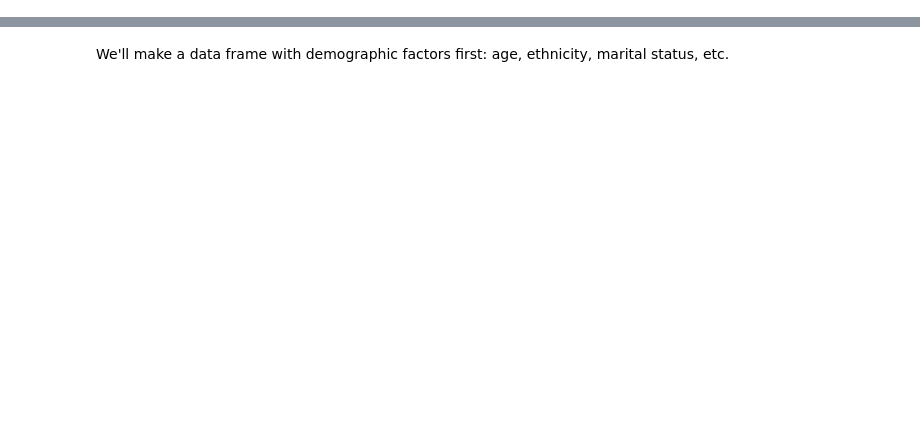
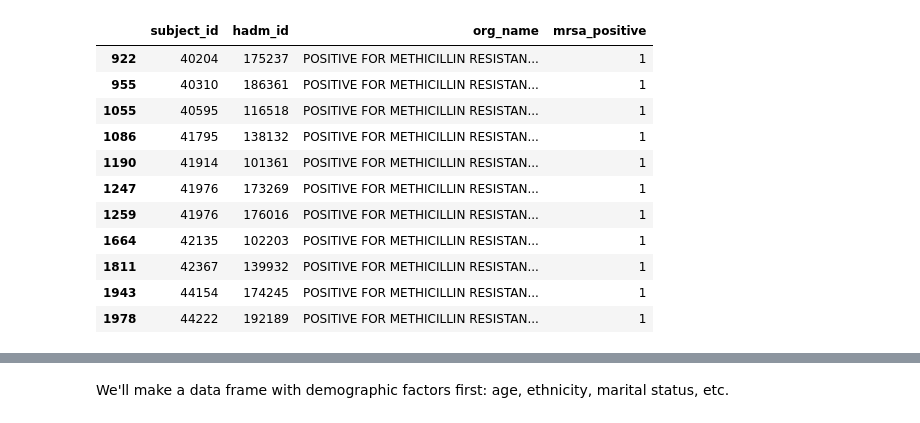
Before and after one commit to isabelizimm/hai-project, a Jupyter notebook: notebooks/01-preliminary-eda.ipynb, the cells around one changed output, grey strips where cells are left out. Drawn from its saved outputs; the diff is of its cells as text; code cells hidden in the pictures; blank space fills up the shorter version.

```diff
--- a/notebooks/01-preliminary-eda.ipynb
+++ b/notebooks/01-preliminary-eda.ipynb
@@ -12,0 +20,21 @@ patient = pd.read_csv("../data/raw/mimic-iii-demo/PATIENTS.csv")
+# %%
+mrsa_positive_columns = ['subject_id', 'hadm_id', 'org_name']
+mrsa_pt = microbiology_events.loc[ : , mrsa_positive_columns]
+
+mrsa_pt['mrsa_positive'] = np.where(mrsa_pt['org_name']=='POSITIVE FOR METHICILLIN RESISTANT STAPH AUREUS', '1', '0')
+
+mrsa_pt = mrsa_pt[mrsa_pt['mrsa_positive'] != '0'].drop_duplicates()
+mrsa_pt
+# %% [output]
+|  | subject_id | hadm_id | org_name | mrsa_positive |
+| 922 | 40204 | 175237 | POSITIVE FOR METHICILLIN RESISTAN... | 1 |
+| 955 | 40310 | 186361 | POSITIVE FOR METHICILLIN RESISTAN... | 1 |
+| 1055 | 40595 | 116518 | POSITIVE FOR METHICILLIN RESISTAN... | 1 |
+| 1086 | 41795 | 138132 | POSITIVE FOR METHICILLIN RESISTAN... | 1 |
+| 1190 | 41914 | 101361 | POSITIVE FOR METHICILLIN RESISTAN... | 1 |
+| 1247 | 41976 | 173269 | POSITIVE FOR METHICILLIN RESISTAN... | 1 |
+| 1259 | 41976 | 176016 | POSITIVE FOR METHICILLIN RESISTAN... | 1 |
+| 1664 | 42135 | 102203 | POSITIVE FOR METHICILLIN RESISTAN... | 1 |
+| 1811 | 42367 | 139932 | POSITIVE FOR METHICILLIN RESISTAN... | 1 |
+| 1943 | 44154 | 174245 | POSITIVE FOR METHICILLIN RESISTAN... | 1 |
+| 1978 | 44222 | 192189 | POSITIVE FOR METHICILLIN RESISTAN... | 1 |
```
Also changed, not shown: parts of 20 cells of this notebook, 2 other files.
